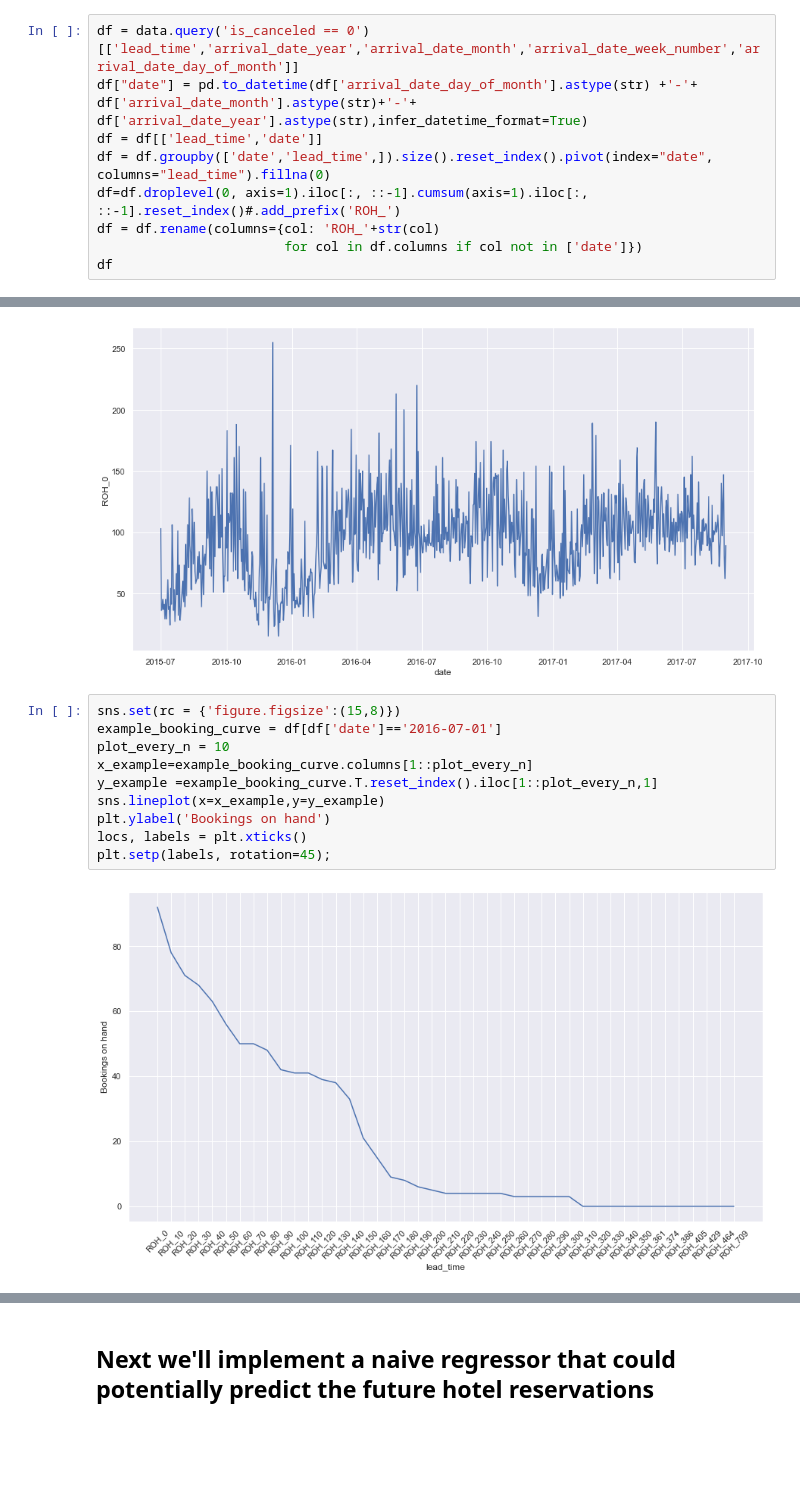
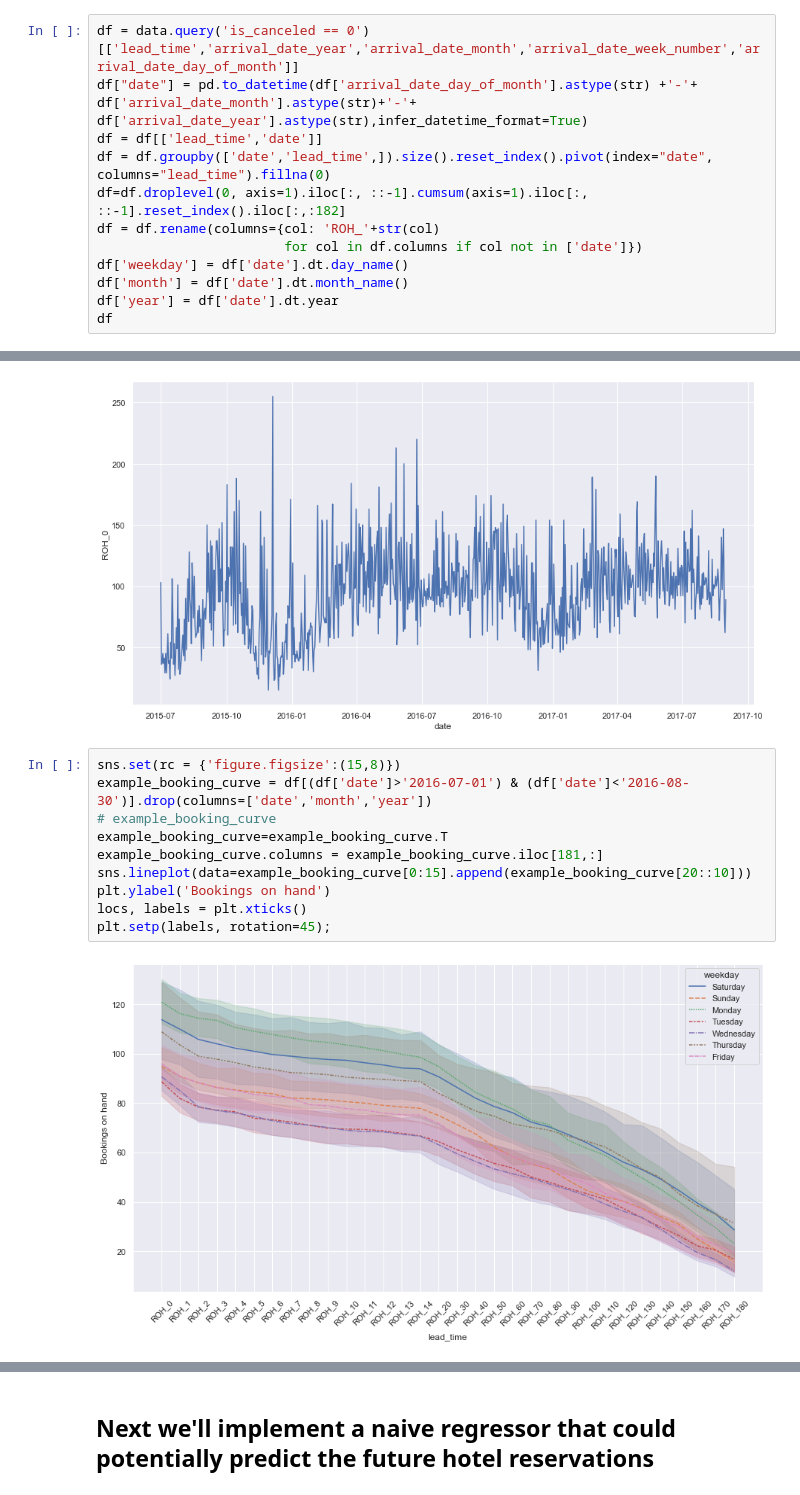
Before and after one commit to johmakinen/Various_projects, a Jupyter notebook: Notebooks/Hotel_bookings.ipynb, the cells around one changed output, grey strips where cells are left out. Drawn from its saved outputs; the diff is of its cells as text; blank space fills up the shorter version.

Commit message:
Changed visuals

```diff
--- a/Notebooks/Hotel_bookings.ipynb
+++ b/Notebooks/Hotel_bookings.ipynb
@@ -56,9 +57,12 @@ df = data.query('is_canceled == 0')[['lead_time','arrival_date_year','arrival_da
 df["date"] = pd.to_datetime(df['arrival_date_day_of_month'].astype(str) +'-'+ df['arrival_date_month'].astype(str)+'-'+ df['arrival_date_year'].astype(str),infer_datetime_format=True)
 df = df[['lead_time','date']]
 df = df.groupby(['date','lead_time',]).size().reset_index().pivot(index="date", columns="lead_time").fillna(0)
-df=df.droplevel(0, axis=1).iloc[:, ::-1].cumsum(axis=1).iloc[:, ::-1].reset_index()#.add_prefix('ROH_')
+df=df.droplevel(0, axis=1).iloc[:, ::-1].cumsum(axis=1).iloc[:, ::-1].reset_index().iloc[:,:182]
 df = df.rename(columns={col: 'ROH_'+str(col)
                         for col in df.columns if col not in ['date']})
+df['weekday'] = df['date'].dt.day_name()
+df['month'] = df['date'].dt.month_name()
+df['year'] = df['date'].dt.year
 df
 # %% [output]
 | lead_time | date | ROH_0 | ROH_1 | ROH_2 | ROH_3 | ROH_4 | ROH_5 | ROH_6 | ROH_7 | ROH_8 | ... | ... |
@@ -84,13 +101,13 @@ sns.lineplot(data=df,x='date',y='ROH_0')
 [figure]
 # %%
 sns.set(rc = {'figure.figsize':(15,8)})
-example_booking_curve = df[df['date']=='2016-07-01']
-plot_every_n = 10
-x_example=example_booking_curve.columns[1::plot_every_n]
-y_example =example_booking_curve.T.reset_index().iloc[1::plot_every_n,1]
-sns.lineplot(x=x_example,y=y_example)
+example_booking_curve = df[(df['date']>'2016-07-01') & (df['date']<'2016-08-30')].drop(columns=['date','month','year'])
+# example_booking_curve
+example_booking_curve=example_booking_curve.T
+example_booking_curve.columns = example_booking_curve.iloc[181,:]
+sns.lineplot(data=example_booking_curve[0:15].append(example_booking_curve[20::10]))
 plt.ylabel('Bookings on hand')
 locs, labels = plt.xticks()
 plt.setp(labels, rotation=45);
 # %% [output]
-[figure, old version]
+[figure, new version]
```
Also changed, not shown: parts of 5 cells of this notebook.
